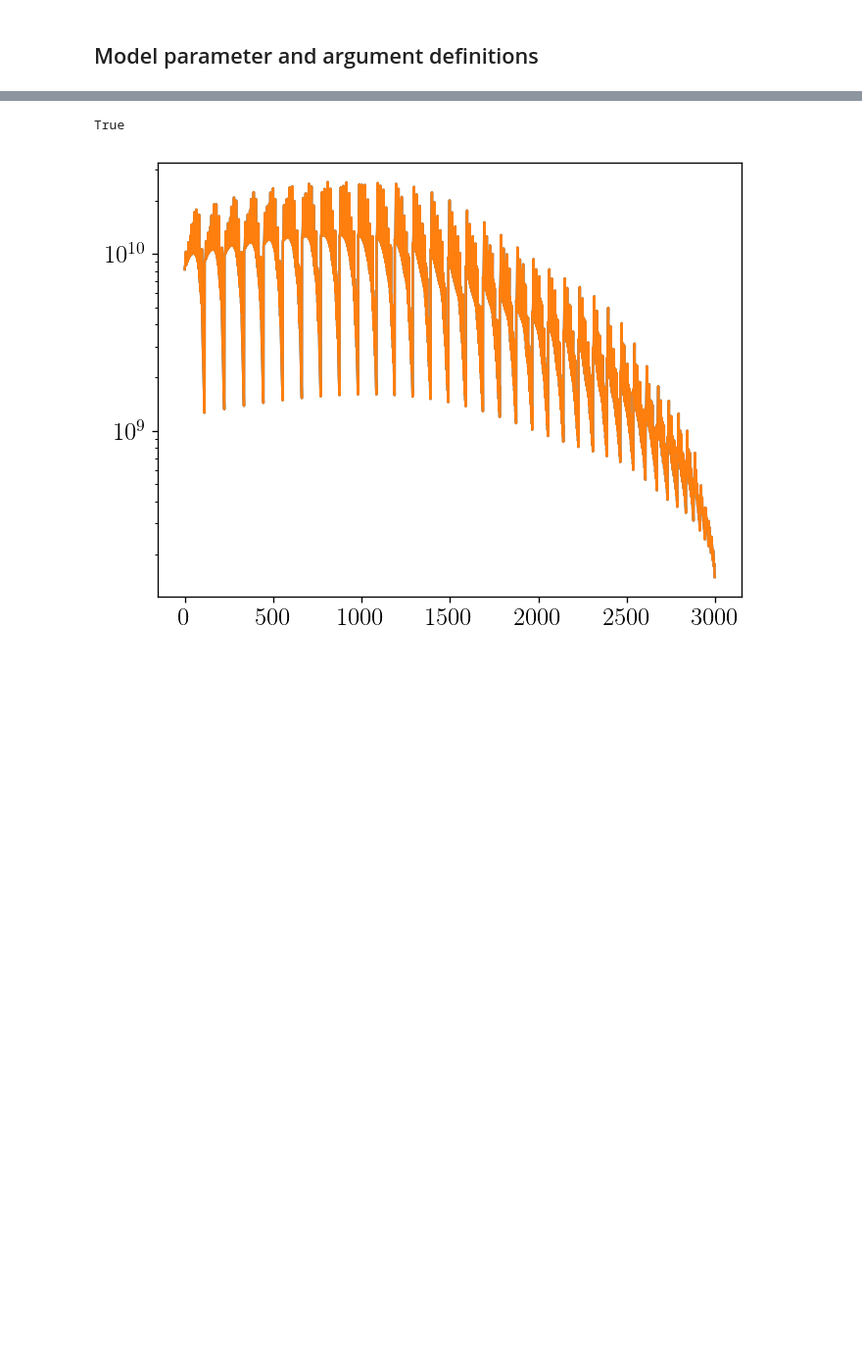
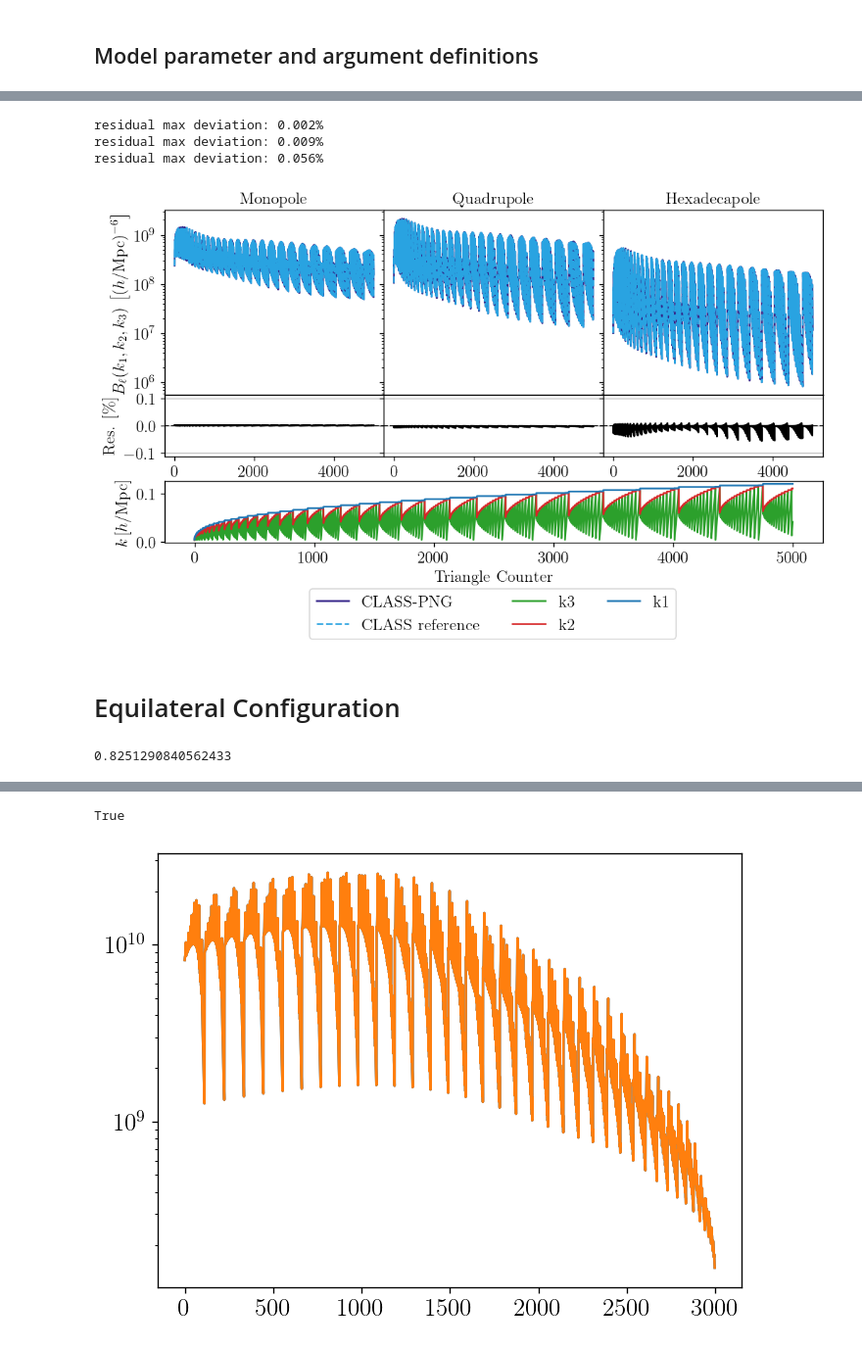
Before and after one commit to Fynn1410/class-bispectrum-png, a Jupyter notebook: notebooks/bispectrum_treelevel_multipoles.ipynb, the cells around one changed output, grey strips where cells are left out. Shown at 98% size. Saved outputs shown, nothing was run; the diff lists cells and outputs as text; code cells hidden in the pictures; blank space fills up the shorter version.

```diff
--- a/notebooks/bispectrum_treelevel_multipoles.ipynb
+++ b/notebooks/bispectrum_treelevel_multipoles.ipynb
@@ -153,0 +187,78 @@ print(t_end-t_start)
+# %%
+from test_PNG_implementation.python_tools.plotting import plot_comparison, plot_multipoles
+
+model1_label = 'CLASS-PNG'
+model2_label = 'CLASS reference'
+
+iz = 0
+l0, l2, l4 = 0, 1, 2
+plot_comparison(n_triag,
+                B_l[iz, l0, :], B0,
+                B_l[iz, l2, :], B2,
+                B_l[iz, l4, :], B4,
+                k1_arr, k2_arr, k3_arr,
+                h,
+                model1_label,
+                model2_label)
+# %% [output]
+residual max deviation: 0.002%
+residual max deviation: 0.009%
+residual max deviation: 0.056%
+[figure, added]
+# %% [markdown]
+# Equilateral Configuration
+# %%
+# plot equilateral triangles
+k1_eq = np.logspace(-3, -1, len(n_triag))
+k2_eq = k1_eq
+k3_eq = k1_eq
+n_triag_eq = np.arange(len(k1_eq))
+
+triangles = np.ascontiguousarray(np.column_stack([k1_eq, k2_eq, k3_eq]), dtype=np.float64)
+
+
+B_l, derivs, alpha_k = LambdaCDM.bispectrum_and_derivs_treelevel_multipoles_AP_FoG(
+                                                                                    b1,
+                                                                                    b2,
+                                                                                    bG2,
+                                                                                    s1,
+                                                                                    s2,
+                                                                                    s3,
+                                                                                    P_eps,
+                                                                                    c1_FoG,
+                                                                                    k_nonlinear,
+                                                                                    bphi,
+                                                                                    bphidelta,
+                                                                                    fnl,
+                                                                                    triangles,
+                                                                                    z,
+                                                                                    l_max,
+                                                                                    q_orth,
+                                                                                    q_parr,
+                                                                                    AP
+)
+
+B_l_fnl0, derivs_fnl0, alpha_k_fnl0 = LambdaCDM.bispectrum_and_derivs_treelevel_multipoles_AP_FoG(
+                                                                                                b1,
+                                                                                                b2,
+                                                                                                bG2,
+                                                                                                s1,
+                                                                                                s2,
+                                                                                                s3,
+                                                                                                P_eps,
+                                                                                                c1_FoG,
+                                                                                                k_nonlinear,
+                                                                                                bphi,
+                                                                                                bphidelta,
+                                                                                                fnl0,
+                                                                                                triangles,
+                                                                                                z,
+                                                                                                l_max,
+                                                                                                q_orth,
+                                                                                                q_parr,
+                                                                                                AP
+)
+t_end = t.perf_counter()
+print(t_end-t_start)
+# %% [output]
+0.8251290840562433
```
Also changed, not shown: parts of 19 cells of this notebook, 8 other files.
